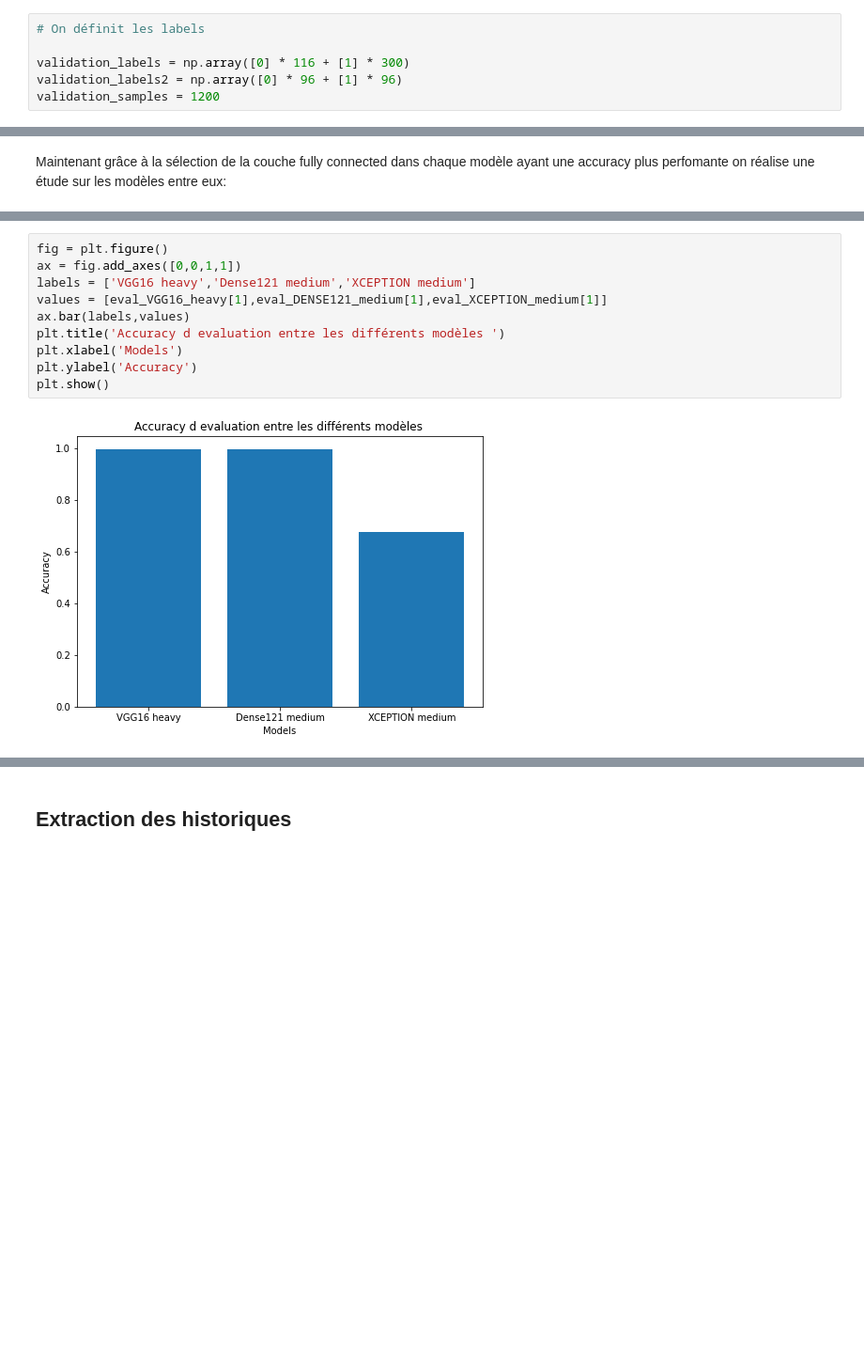
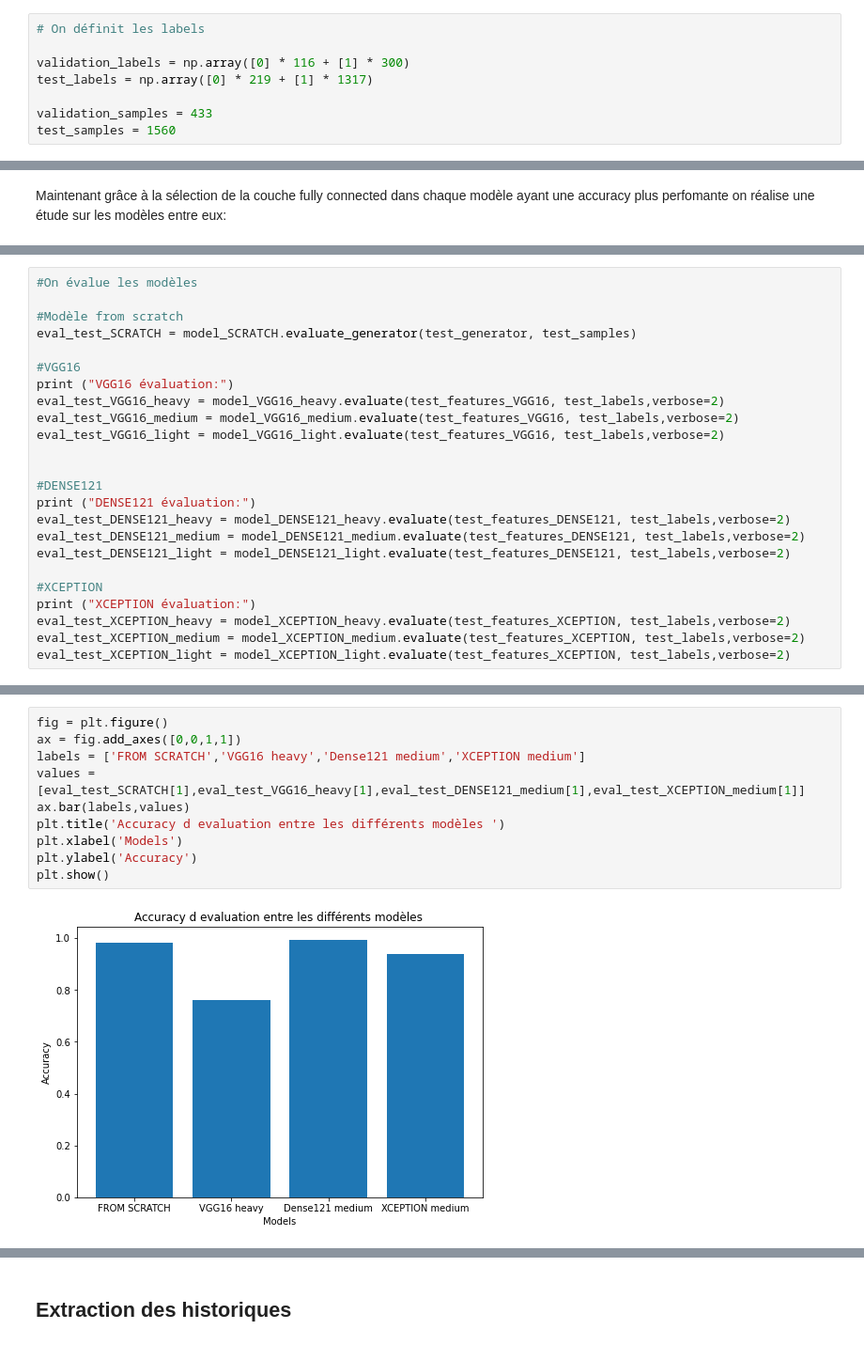
Before and after one commit to C19-Analyser/COVID_NORMAL_modelNotebook, a Jupyter notebook: allModelCompare.ipynb, the cells around one changed output, grey strips where cells are left out. Shown at 94% size. Cells and saved outputs as stored; diff of their text form; blank space fills up the shorter version.

```diff
--- a/allModelCompare.ipynb
+++ b/allModelCompare.ipynb
@@ -25,8 +46,10 @@ validation_features_XCEPTION = np.load(open('models/validationFeatures_Xception_
 # On définit les labels
 
 validation_labels = np.array([0] * 116 + [1] * 300)
-validation_labels2 = np.array([0] * 96 + [1] * 96)
-validation_samples = 1200
+test_labels = np.array([0] * 219 + [1] * 1317)
+
+validation_samples = 433
+test_samples = 1560
 # %%
 #Récupération des modèles avec les différentes couches fully connected
 
@@ -209,0 +252,24 @@ Maintenant grâce à la sélection de la couche fully connected dans chaque mod
+# %%
+#On évalue les modèles
+
+#Modèle from scratch
+eval_test_SCRATCH = model_SCRATCH.evaluate_generator(test_generator, test_samples)
+
+#VGG16
+print ("VGG16 évaluation:")
+eval_test_VGG16_heavy = model_VGG16_heavy.evaluate(test_features_VGG16, test_labels,verbose=2)
+eval_test_VGG16_medium = model_VGG16_medium.evaluate(test_features_VGG16, test_labels,verbose=2)
+eval_test_VGG16_light = model_VGG16_light.evaluate(test_features_VGG16, test_labels,verbose=2)
+
+
+#DENSE121
+print ("DENSE121 évaluation:")
+eval_test_DENSE121_heavy = model_DENSE121_heavy.evaluate(test_features_DENSE121, test_labels,verbose=2)
+eval_test_DENSE121_medium = model_DENSE121_medium.evaluate(test_features_DENSE121, test_labels,verbose=2)
+eval_test_DENSE121_light = model_DENSE121_light.evaluate(test_features_DENSE121, test_labels,verbose=2)
+
+#XCEPTION
+print ("XCEPTION évaluation:")
+eval_test_XCEPTION_heavy = model_XCEPTION_heavy.evaluate(test_features_XCEPTION, test_labels,verbose=2)
+eval_test_XCEPTION_medium = model_XCEPTION_medium.evaluate(test_features_XCEPTION, test_labels,verbose=2)
+eval_test_XCEPTION_light = model_XCEPTION_light.evaluate(test_features_XCEPTION, test_labels,verbose=2)
@@ -210,13 +416,13 @@ Maintenant grâce à la sélection de la couche fully connected dans chaque mod
 # %%
 fig = plt.figure()
 ax = fig.add_axes([0,0,1,1])
-labels = ['VGG16 heavy','Dense121 medium','XCEPTION medium']
-values = [eval_VGG16_heavy[1],eval_DENSE121_medium[1],eval_XCEPTION_medium[1]]
+labels = ['FROM SCRATCH','VGG16 heavy','Dense121 medium','XCEPTION medium']
+values = [eval_test_SCRATCH[1],eval_test_VGG16_heavy[1],eval_test_DENSE121_medium[1],eval_test_XCEPTION_medium[1]]
 ax.bar(labels,values)
 plt.title('Accuracy d evaluation entre les différents modèles ')
 plt.xlabel('Models')
 plt.ylabel('Accuracy')
 plt.show()
 # %% [output]
-[figure, old version]
+[figure, new version]
 # %% [markdown]
```
Also changed, not shown: parts of 46 cells of this notebook.
